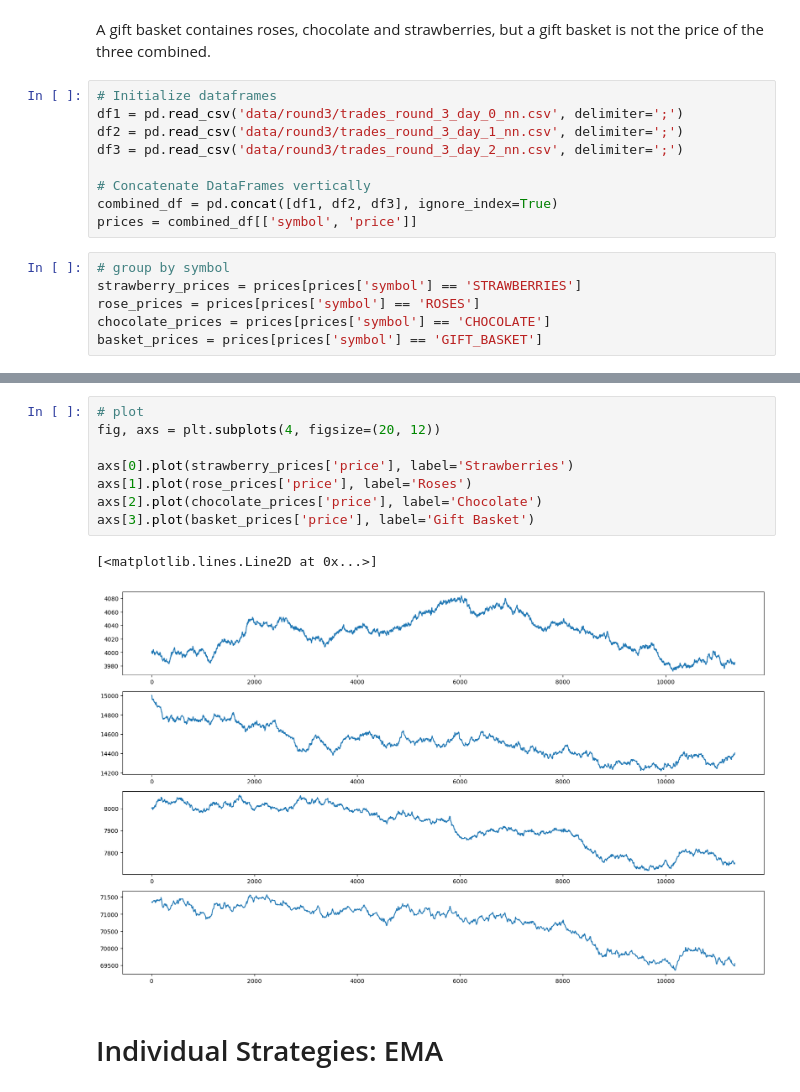
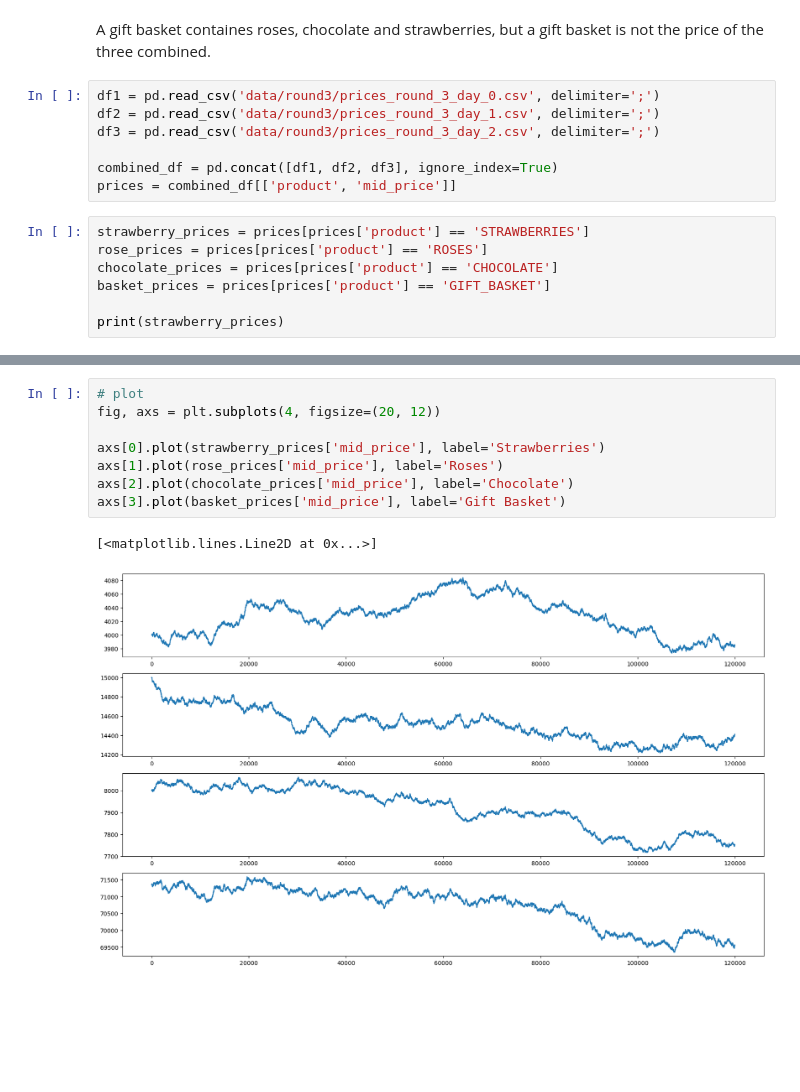
Before and after one commit to liamjdavis/IMC-Prosperity-2024, a Jupyter notebook: round-3/round3.ipynb, the cells around one changed output, grey strips where cells are left out. Drawn from its saved outputs; the diff is of its cells as text; blank space fills up the shorter version.

Commit message:
actually done with round 3 stuff

```diff
--- a/round-3/round3.ipynb
+++ b/round-3/round3.ipynb
@@ -5,17 +5,16 @@ import matplotlib.pyplot as plt
 # %% [markdown]
 A gift basket containes roses, chocolate and strawberries, but a gift basket is not the price of the three combined.
 # %%
-# Initialize dataframes
-df1 = pd.read_csv('data/round3/trades_round_3_day_0_nn.csv', delimiter=';')
-df2 = pd.read_csv('data/round3/trades_round_3_day_1_nn.csv', delimiter=';')
-df3 = pd.read_csv('data/round3/trades_round_3_day_2_nn.csv', delimiter=';')
+df1 = pd.read_csv('data/round3/prices_round_3_day_0.csv', delimiter=';')
+df2 = pd.read_csv('data/round3/prices_round_3_day_1.csv', delimiter=';')
+df3 = pd.read_csv('data/round3/prices_round_3_day_2.csv', delimiter=';')
 
-# Concatenate DataFrames vertically
 combined_df = pd.concat([df1, df2, df3], ignore_index=True)
-prices = combined_df[['symbol', 'price']]
+prices = combined_df[['product', 'mid_price']]
 # %%
-# group by symbol
-strawberry_prices = prices[prices['symbol'] == 'STRAWBERRIES']
-rose_prices = prices[prices['symbol'] == 'ROSES']
-chocolate_prices = prices[prices['symbol'] == 'CHOCOLATE']
-basket_prices = prices[prices['symbol'] == 'GIFT_BASKET']
+strawberry_prices = prices[prices['product'] == 'STRAWBERRIES']
+rose_prices = prices[prices['product'] == 'ROSES']
+chocolate_prices = prices[prices['product'] == 'CHOCOLATE']
+basket_prices = prices[prices['product'] == 'GIFT_BASKET']
+
+print(strawberry_prices)
@@ -22,13 +36,11 @@ basket_prices = prices[prices['symbol'] == 'GIFT_BASKET']
 # %%
 # plot
 fig, axs = plt.subplots(4, figsize=(20, 12))
 
-axs[0].plot(strawberry_prices['price'], label='Strawberries')
-axs[1].plot(rose_prices['price'], label='Roses')
-axs[2].plot(chocolate_prices['price'], label='Chocolate')
-axs[3].plot(basket_prices['price'], label='Gift Basket')
+axs[0].plot(strawberry_prices['mid_price'], label='Strawberries')
+axs[1].plot(rose_prices['mid_price'], label='Roses')
+axs[2].plot(chocolate_prices['mid_price'], label='Chocolate')
+axs[3].plot(basket_prices['mid_price'], label='Gift Basket')
 # %% [output]
 [<matplotlib.lines.Line2D at 0x...>]
-[figure, old version]
+[figure, new version]
-# %% [markdown]
-# Individual Strategies: EMA
```
Also changed, not shown: parts of 9 cells of this notebook, 1 other file.
